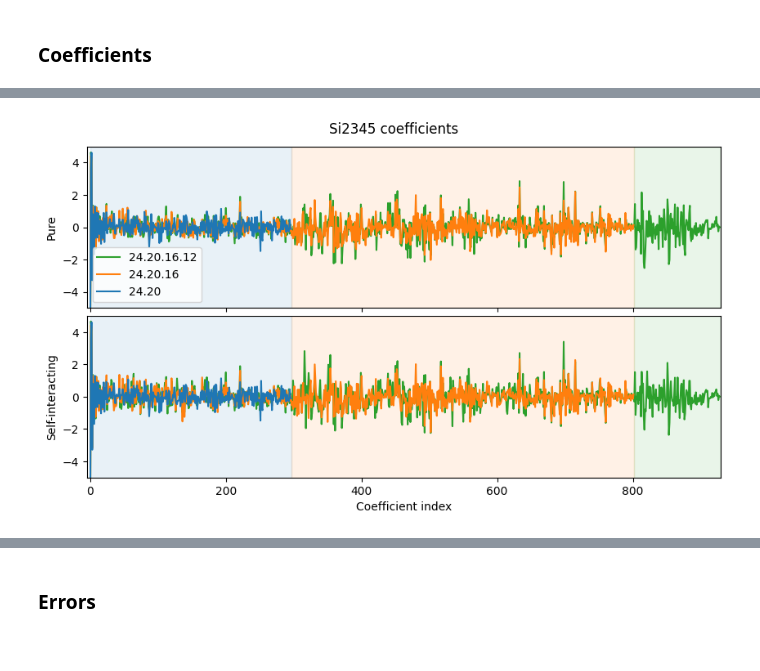
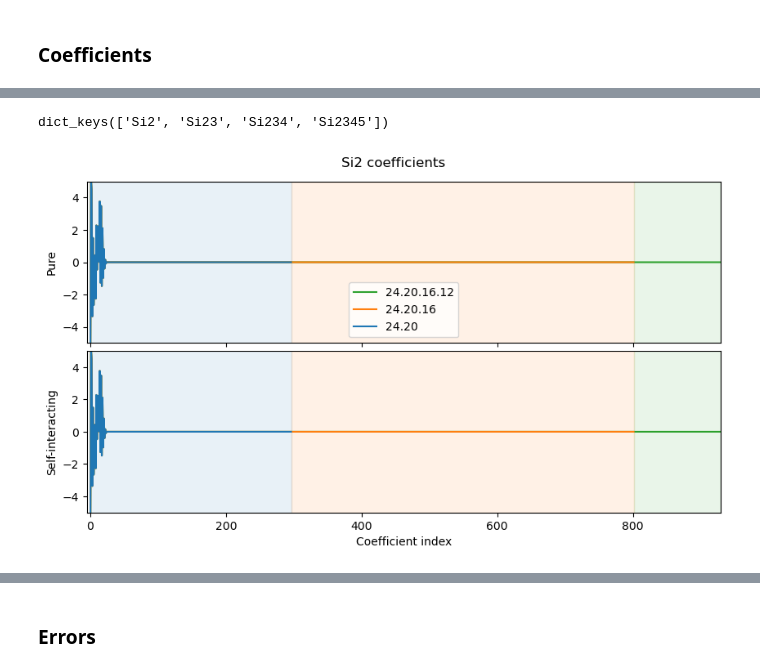
Before and after one commit to apolmiguel/aceconverge2025, a Jupyter notebook: plots_response.ipynb, the cells around one changed output, grey strips where cells are left out. Saved outputs shown, nothing was run; the diff lists cells and outputs as text; code cells hidden in the pictures.

```diff
--- a/plots_response.ipynb
+++ b/plots_response.ipynb
@@ -136,3 +111,11 @@ en_si[0,np.argmin(en_si[1])]
 ## OOD-Test (ecost50, correct r0, with pairdists)
 # %% [markdown]
 ### Coefficients
+# %%
+# Purified #
+with open('acejulia/Si_selfint_OOD_coeffs_new.dat', 'r') as file:
+# with open('acejulia/Si_p_345_coeffs.dat', 'r') as file:
+    lines = file.readlines()
+    for line in lines:
+        line_list = ast.literal_eval(line)
+        print(len(line_list))
@@ -139,12 +135,12 @@ en_si[0,np.argmin(en_si[1])]
 # %%
 # Purified #
-with open('acejulia/Si_purify_OOD_coeffs.dat', 'r') as file:
+with open('acejulia/Si_purify_OOD_coeffs_new.dat', 'r') as file:
     lines = file.readlines()
-coeffs_pure = {'Si2': [], 'Si3': [], 'Si4': [], 'Si5': []}
+coeffs_pure = {'Si345': [], 'Si3': [], 'Si4': [], 'Si5': []}
 for i, line in enumerate(lines):
     line_list = ast.literal_eval(line)
     if (i<2) | (i==8):
-        coeffs_pure['Si2'].append(line_list)
+        coeffs_pure['Si345'].append(line_list)
     elif (i<4) | (i==9):
         coeffs_pure['Si3'].append(line_list)
     elif (i<6) | (i==10):
@@ -153,13 +149,13 @@ for i, line in enumerate(lines):
         coeffs_pure['Si5'].append(line_list)
 
 # Self-interacting #
-with open('acejulia/Si_selfint_OOD_coeffs.dat', 'r') as file:
+with open('acejulia/Si_selfint_OOD_coeffs_new.dat', 'r') as file:
     lines = file.readlines()
-coeffs = {'Si2': [], 'Si3': [], 'Si4': [], 'Si5': []}
+coeffs = {'Si345': [], 'Si3': [], 'Si4': [], 'Si5': []}
 for i, line in enumerate(lines):
     line_list = ast.literal_eval(line)
     if (i<2) | (i==8):
-        coeffs['Si2'].append(line_list)
+        coeffs['Si345'].append(line_list)
     elif (i<4) | (i==9):
         coeffs['Si3'].append(line_list)
     elif (i<6) | (i==10):
@@ -168,7 +164,7 @@ for i, line in enumerate(lines):
         coeffs['Si5'].append(line_list)
 
 # Checking similarity #
-dset = 'Si2345'
+dset = 'Si3'
 f,ax = plt.subplots(2,1, figsize=(10,5), dpi=100, sharex=True)
 f.subplots_adjust(top=0.92, hspace=0.05); f.suptitle(f'{dset} coefficients')
 ax[0].set_ylabel('Pure'); ax[1].set_ylabel('Self-interacting')
@@ -183,8 +179,9 @@ for axes in ax:
     axes.axvspan(297, 802, color='C1', alpha=0.1)
     axes.axvspan(802, 929, color='C2', alpha=0.1)
     axes.set_xlim(-5,929)
+    # axes.set_xlim(24,297)
     # axes.set_ylim(-5,5)
 ax[0].legend()
 ax[1].set_xlabel('Coefficient index')
-f.savefig(f'figures/{dset}_coeffs.png', dpi=300, bbox_inches='tight')
+# f.savefig(f'figures/{dset}_coeffs.png', dpi=300, bbox_inches='tight')
 # %% [output]
@@ -397,3 +472,9 @@ g.savefig('figures/ood_silicon_dimer.png', dpi=300, bbox_inches='tight')
 ## In-domain Test
 # %% [markdown]
 ### Coefficients
+# %%
+with open('acejulia/Si_purify_inD_coeffs.dat', 'r') as file:
+    lines = file.readlines()
+    for line in lines:
+        line = ast.literal_eval(line)
+        print(len(line))
@@ -400,13 +494,19 @@ g.savefig('figures/ood_silicon_dimer.png', dpi=300, bbox_inches='tight')
+# %%
+coeffs_pure.keys()
+# %% [output]
+dict_keys(['Si2', 'Si23', 'Si234', 'Si2345'])
 # %%
 # Purified #
 with open('acejulia/Si_purify_inD_coeffs.dat', 'r') as file:
     lines = file.readlines()
-coeffs_pure = {'Si23': [], 'Si234': [], 'Si2345': []}
+coeffs_pure = {'Si2': [], 'Si23': [], 'Si234': [], 'Si2345': []}
 for i, line in enumerate(lines):
     line_list = ast.literal_eval(line)
     if i<3:
+        coeffs_pure['Si2'].append(line_list)
+    elif i<6:
         coeffs_pure['Si23'].append(line_list)
-    elif i<6:
+    elif i<9:
         coeffs_pure['Si234'].append(line_list)
     else:
         coeffs_pure['Si2345'].append(line_list)
@@ -414,34 +514,36 @@ for i, line in enumerate(lines):
 # Self-interacting #
 with open('acejulia/Si_selfint_inD_coeffs.dat', 'r') as file:
     lines = file.readlines()
-coeffs = {'Si23': [], 'Si234': [], 'Si2345': []}
+coeffs = {'Si2': [], 'Si23': [], 'Si234': [], 'Si2345': []}
 for i, line in enumerate(lines):
     line_list = ast.literal_eval(line)
     if i<3:
+        coeffs['Si2'].append(line_list)
+    elif i<6:
         coeffs['Si23'].append(line_list)
-    elif i<6:
+    elif i<9:
         coeffs['Si234'].append(line_list)
     else:
         coeffs['Si2345'].append(line_list)
 
 # Checking similarity #
-dset = 'Si2345'
+dset = 'Si2'
 f,ax = plt.subplots(2,1, figsize=(10,5), dpi=100, sharex=True)
 f.subplots_adjust(top=0.92, hspace=0.05); f.suptitle(f'{dset} coefficients')
 ax[0].set_ylabel('Pure'); ax[1].set_ylabel('Self-interacting')
 ax[0].plot(coeffs_pure[dset][2], label='24.20.16.12', color='C2')
 ax[0].plot(coeffs_pure[dset][1], label='24.20.16', color='C1')
 ax[0].plot(coeffs_pure[dset][0], label='24.20', color='C0')
 ax[1].plot(coeffs[dset][2], label='24.20.16.12', color='C2')
 ax[1].plot(coeffs[dset][1], label='24.20.16', color='C1')
 ax[1].plot(coeffs[dset][0], label='24.20', color='C0')
 for axes in ax:
     axes.axvspan(0, 297, color='C0', alpha=0.1)
     axes.axvspan(297, 802, color='C1', alpha=0.1)
     axes.axvspan(802, 929, color='C2', alpha=0.1)
     axes.set_xlim(-5,929); axes.set_ylim(-5,5)
 ax[0].legend()
 ax[1].set_xlabel('Coefficient index')
 f.savefig(f'figures/{dset}_coeffs.png', dpi=300, bbox_inches='tight')
 # %% [output]
-[figure, old version]
+[figure, new version]
```
Also changed, not shown: parts of 13 cells of this notebook, 15 other files.
